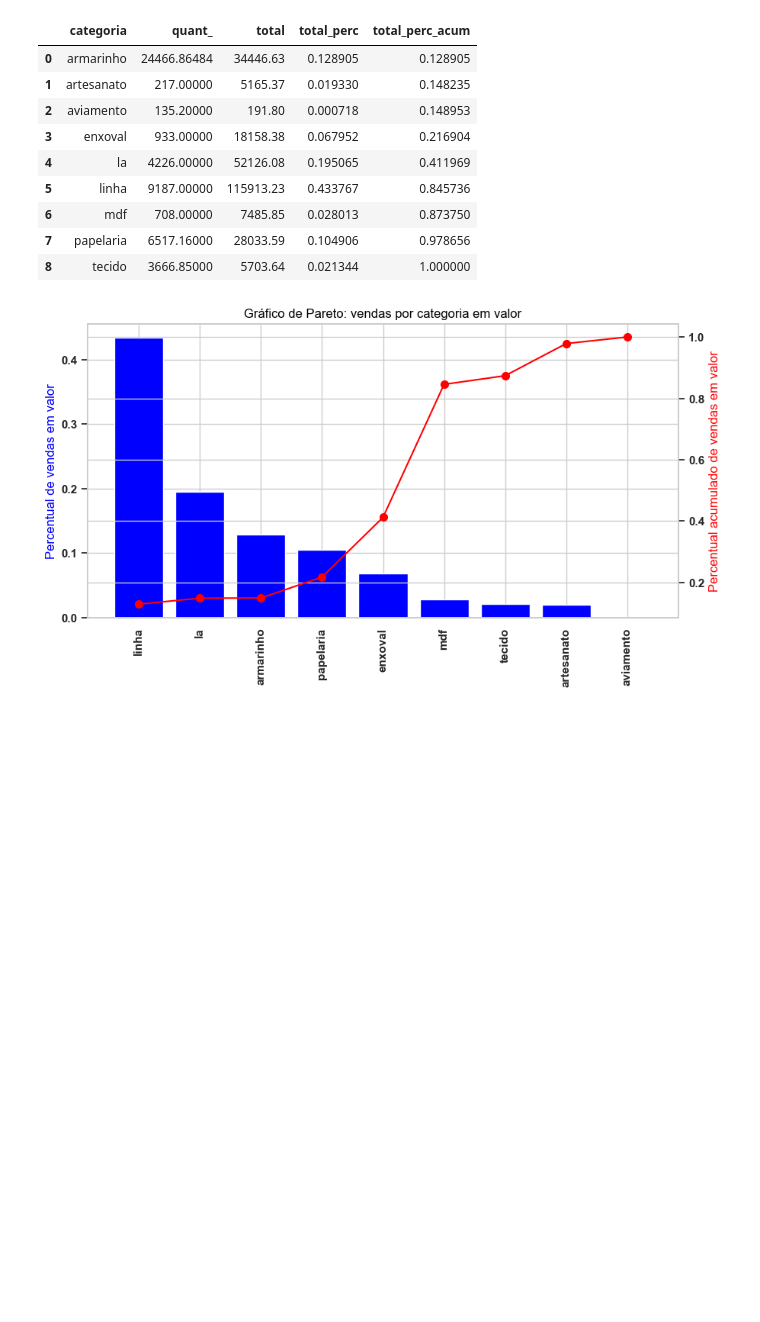
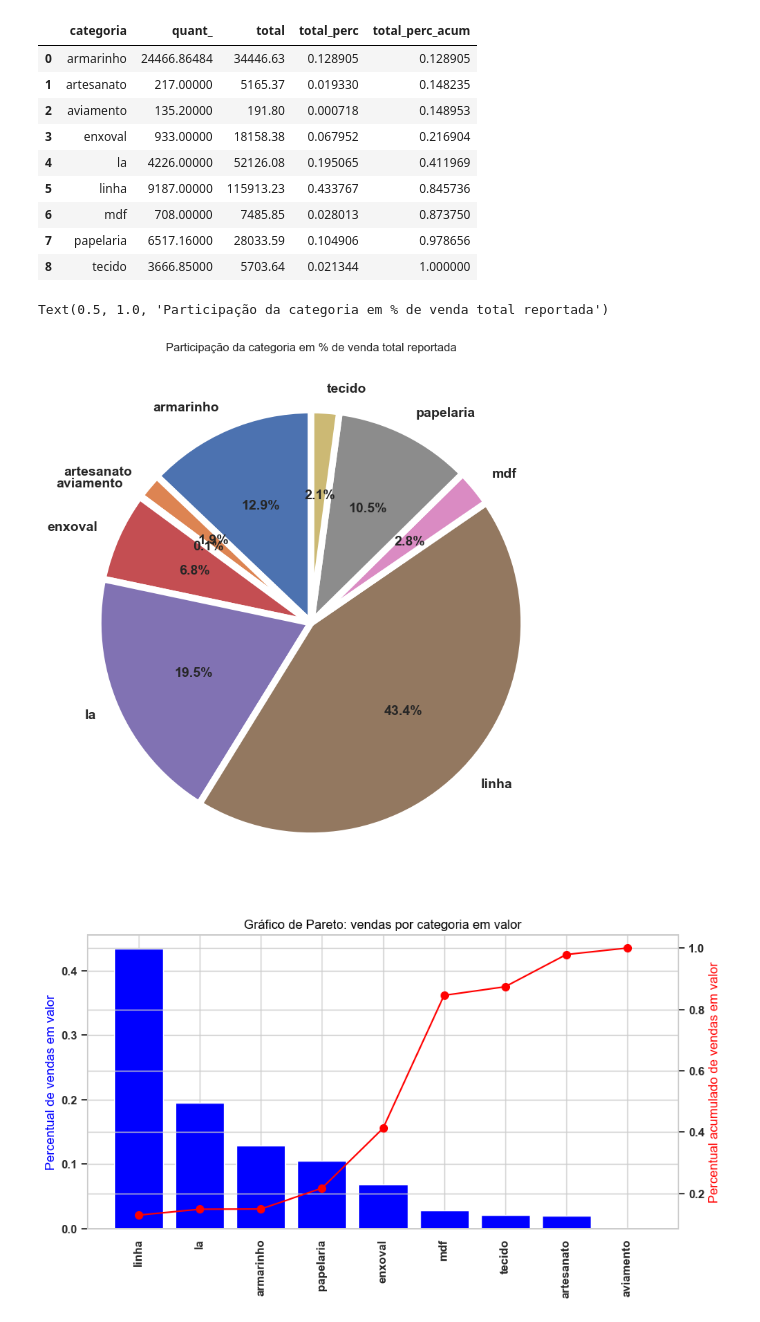
Before and after one commit to donbigode/Timeseries-prediction-model, a Jupyter notebook: Analysis/EDA.ipynb, the cells around one changed output. Saved outputs shown, nothing was run; the diff lists cells and outputs as text; code cells hidden in the pictures; blank space fills up the shorter version.

Commit message:
commiting final modeling ajustments

```diff
--- a/Analysis/EDA.ipynb
+++ b/Analysis/EDA.ipynb
@@ -411,6 +397,17 @@ df
 | 6 | mdf | 708.00000 | 7485.85 | 0.028013 | 0.873750 |
 | 7 | papelaria | 6517.16000 | 28033.59 | 0.104906 | 0.978656 |
 | 8 | tecido | 3666.85000 | 5703.64 | 0.021344 | 1.000000 |
+# %%
+df.sort_values(by=['total'], inplace=True, ascending=False)
+df2 = modelo_transac_prod_vendas_diario_ajust.groupby(['categoria']).agg({'total':'sum'}).reset_index()
+lt = df2['categoria']
+xt = df2['total']
+# %%
+plt.pie(xt,labels= lt, autopct='%1.1f%%', shadow=False, startangle=90, radius=1.0, textprops={'fontsize': 14}, wedgeprops = { 'linewidth' : 7, 'edgecolor' : 'white' })
+plt.title('Participação da categoria em % de venda total reportada', fontsize=12)
+# %% [output]
+Text(0.5, 1.0, 'Participação da categoria em % de venda total reportada')
+[figure, added]
 # %%
 
 #plot df
```
Also changed, not shown: parts of 9 cells of this notebook, 9 other files.
